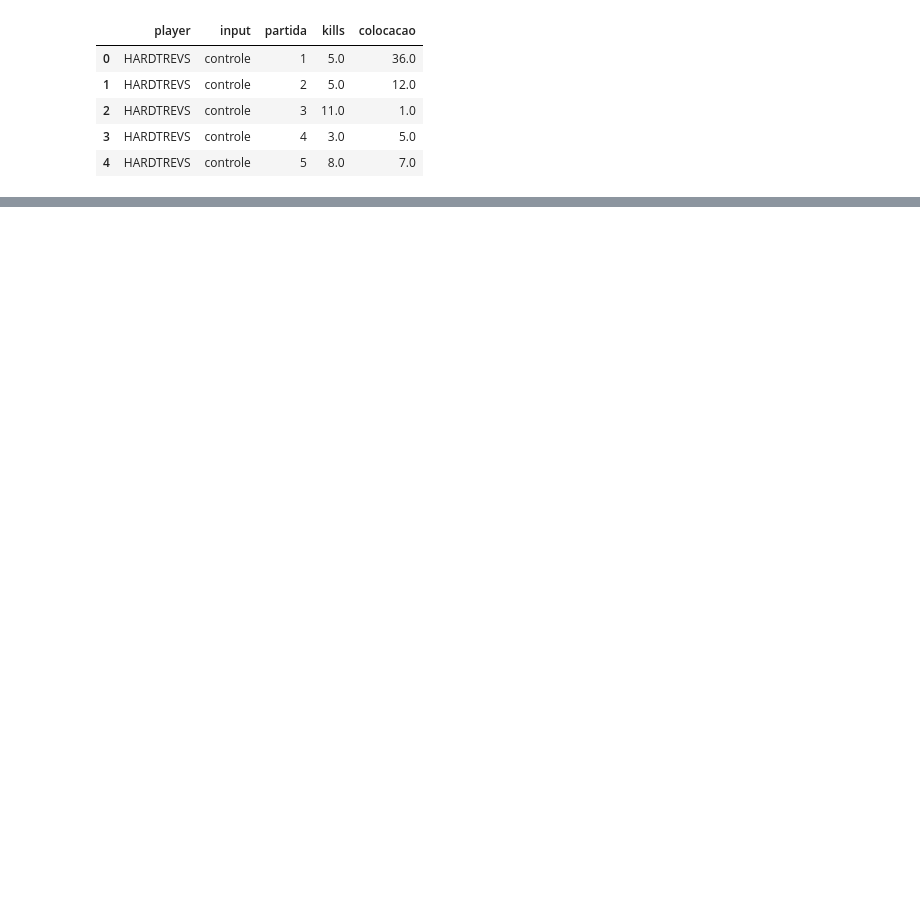
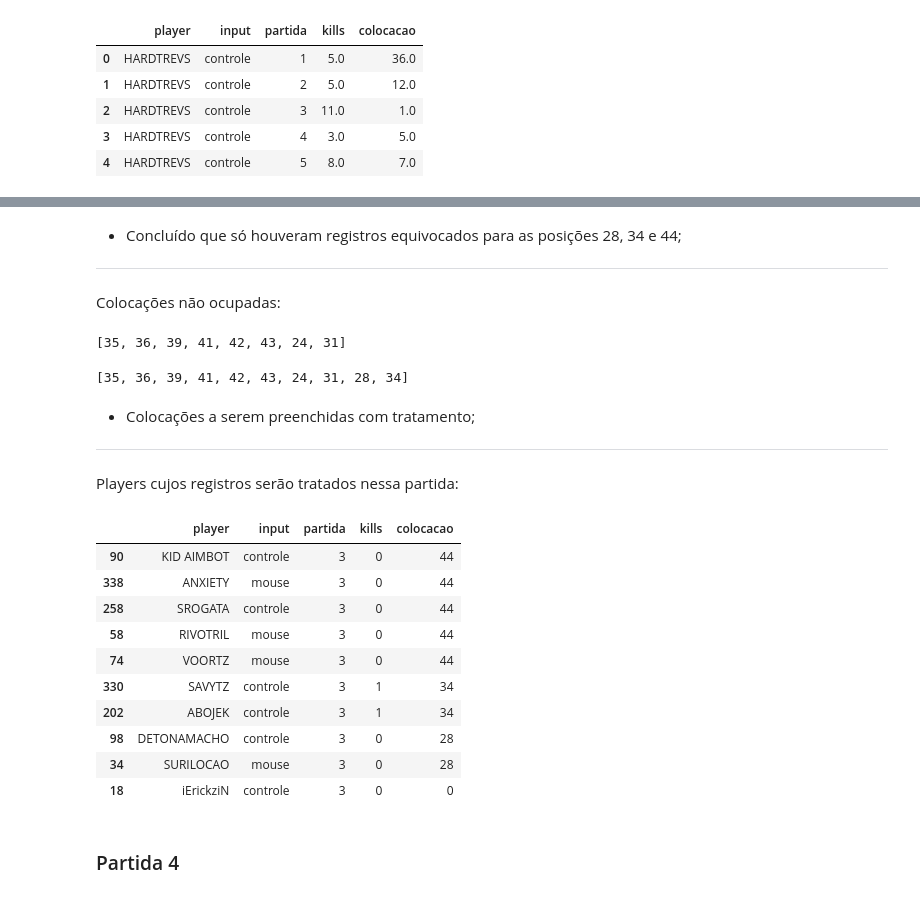
Before and after one commit to GodoyLucas/king_of_rebirth, a Jupyter notebook: King_of_Rebirth.ipynb, the cells around one changed output, grey strips where cells are left out. Saved outputs shown, nothing was run; the diff lists cells and outputs as text; code cells hidden in the pictures; blank space fills up the shorter version.

```diff
--- a/King_of_Rebirth.ipynb
+++ b/King_of_Rebirth.ipynb
@@ -14,0 +312,3 @@ final.head()
+# %%
+partida_3 = final.query('partida == 3').sort_values(by='colocacao', ascending = False)
+partida_3.head()
@@ -14,0 +357,38 @@ final.head()
+# %% [markdown]
+- Concluído que só houveram registros equivocados para as posições 28, 34 e 44;
+____________________
+# %% [markdown]
+Colocações não ocupadas:
+# %%
+colocacoes_partida_3 = set(list(partida_3.colocacao))
+colocacoes_possiveis = set(list(range(1, 45)))
+colocacoes_faltantes_3 = list(colocacoes_possiveis - colocacoes_partida_3)
+print(colocacoes_faltantes_3)
+colocacoes_faltantes_3.append(28)
+colocacoes_faltantes_3.append(34)
+colocacoes_faltantes_3
+# %% [output]
+[35, 36, 39, 41, 42, 43, 24, 31]
+[35, 36, 39, 41, 42, 43, 24, 31, 28, 34]
+# %% [markdown]
+- Colocações a serem preenchidas com tratamento;
+____________
+# %% [markdown]
+Players cujos registros serão tratados nessa partida:
+# %%
+players_a_serem_tratados_partida_3 = partida_3.query('(colocacao == 44 & kills == 0) | colocacao == 0 | colocacao == 28 | colocacao == 34')
+players_a_serem_tratados_partida_3
+# %% [output]
+|  | player | input | partida | kills | colocacao |
+| 90 | KID AIMBOT | controle | 3 | 0 | 44 |
+| 338 | ANXIETY | mouse | 3 | 0 | 44 |
+| 258 | SROGATA | controle | 3 | 0 | 44 |
+| 58 | RIVOTRIL | mouse | 3 | 0 | 44 |
+| 74 | VOORTZ | mouse | 3 | 0 | 44 |
+| 330 | SAVYTZ | controle | 3 | 1 | 34 |
+| 202 | ABOJEK | controle | 3 | 1 | 34 |
+| 98 | DETONAMACHO | controle | 3 | 0 | 28 |
+| 34 | SURILOCAO | mouse | 3 | 0 | 28 |
+| 18 | iErickziN | controle | 3 | 0 | 0 |
+# %% [markdown]
+### Partida 4
```
Also changed, not shown: parts of 140 cells of this notebook.
